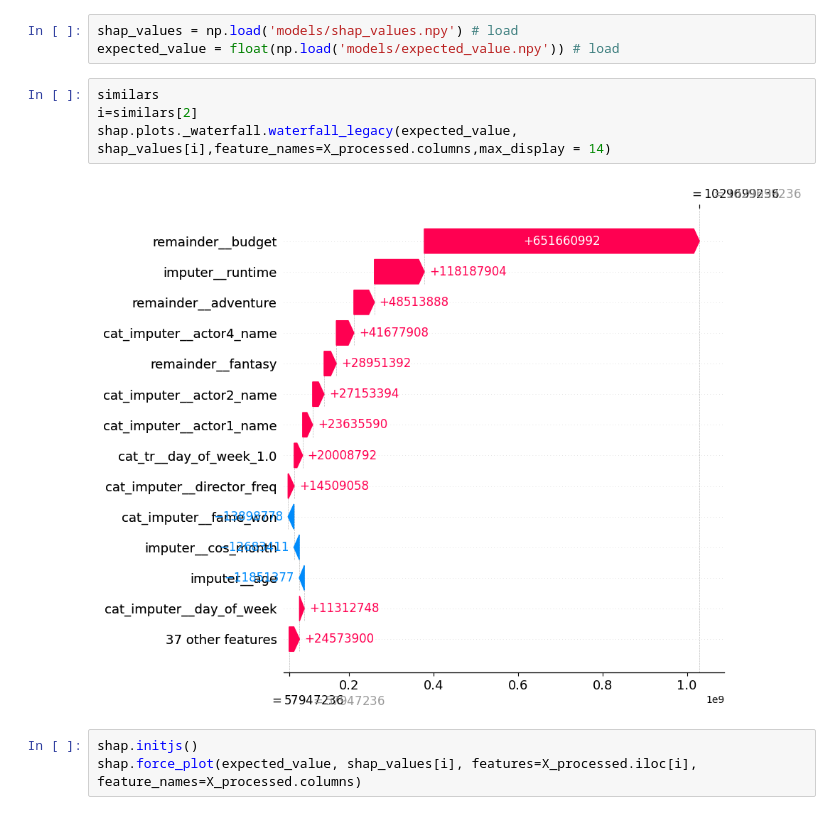
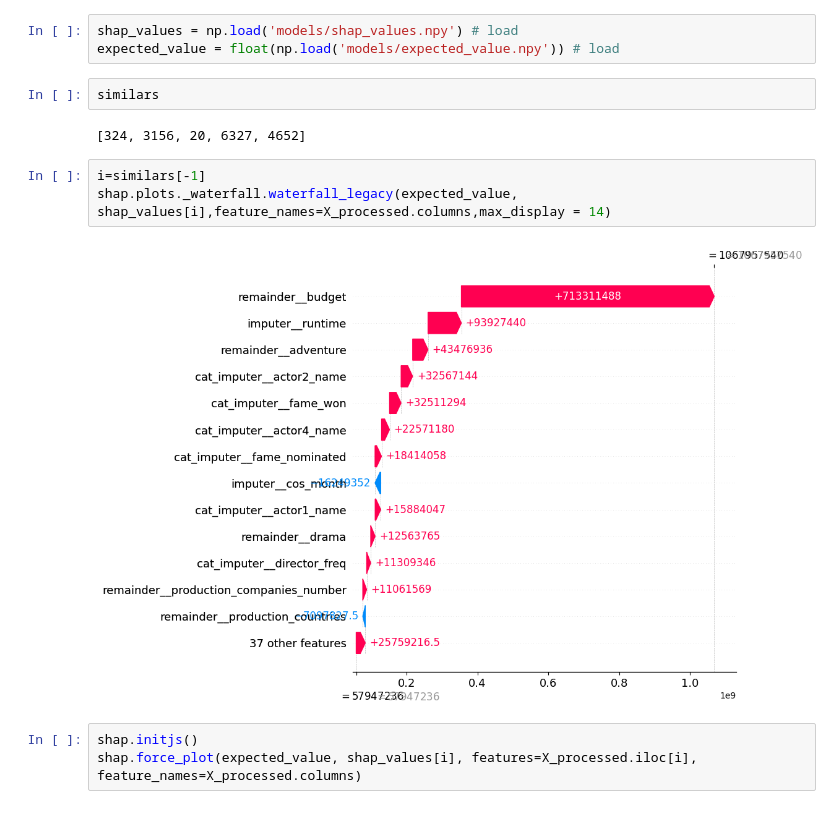
Before and after one commit to scienclick/pde_cap_mrp_zagros, a Jupyter notebook: notebooks/production_clean.ipynb, the cells around one changed output. Saved outputs shown, nothing was run; the diff lists cells and outputs as text.

```diff
--- a/notebooks/production_clean.ipynb
+++ b/notebooks/production_clean.ipynb
@@ -130,12 +140,15 @@ array([9.8802595], dtype=float32)
 # %%
 shap_values = np.load('models/shap_values.npy') # load
 expected_value = float(np.load('models/expected_value.npy')) # load
+# %%
+similars
+# %% [output]
+[324, 3156, 20, 6327, 4652]
 # %%
-similars
-i=similars[2]
+i=similars[-1]
 shap.plots._waterfall.waterfall_legacy(expected_value, shap_values[i],feature_names=X_processed.columns,max_display = 14)
 # %% [output]
-[figure, old version]
+[figure, new version]
 # %%
 shap.initjs()
 shap.force_plot(expected_value, shap_values[i], features=X_processed.iloc[i], feature_names=X_processed.columns)
```
Also changed, not shown: parts of 5 cells of this notebook.
